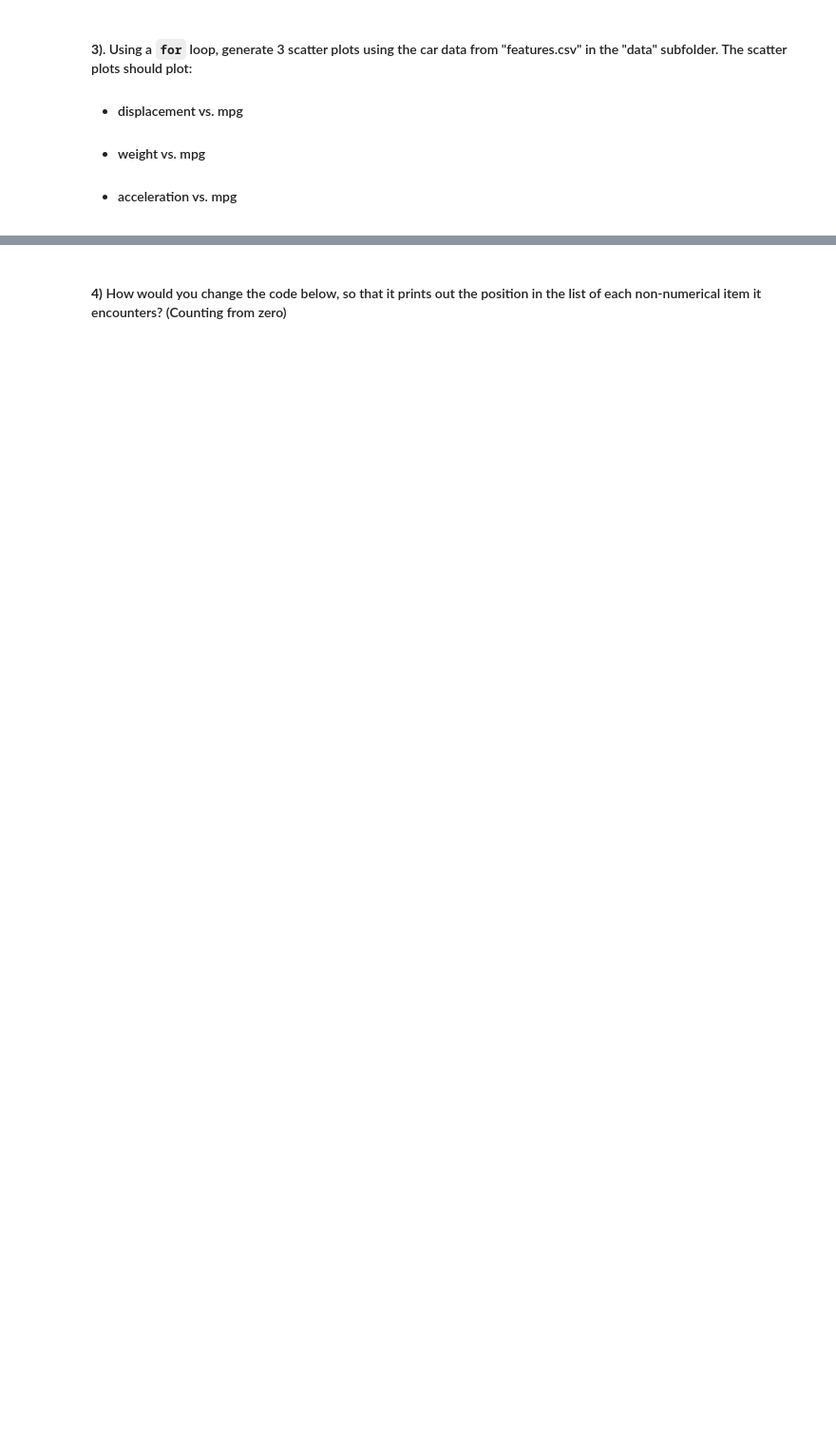
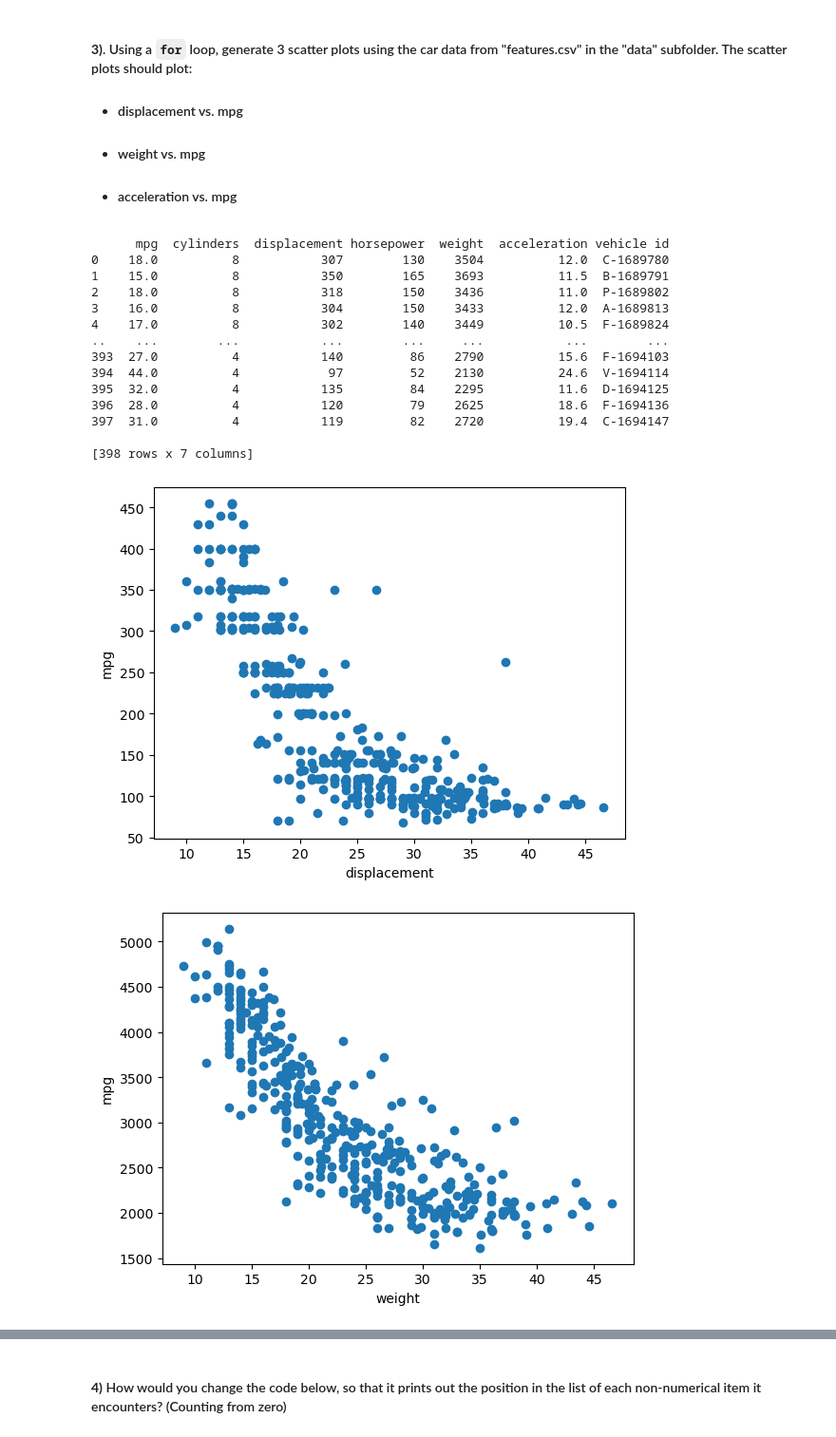
Before and after one commit to ariellagol/datasci151fall2026, a Jupyter notebook: lecture_06_for_loops copy/Lecture06.ipynb, the cells around one changed output, grey strips where cells are left out. Shown at 95% size. Saved outputs shown, nothing was run; the diff lists cells and outputs as text; code cells hidden in the pictures; blank space fills up the shorter version.

```diff
--- a/lecture_06_for_loops copy/Lecture06.ipynb
+++ b/lecture_06_for_loops copy/Lecture06.ipynb
@@ -626,6 +741,30 @@ n = 31 # run this cell with other positive integers (start smaller to check your
 - #### weight vs. mpg
 - #### acceleration vs. mpg
 # %%
+import pandas as pd
+import matplotlib.pyplot as plt
 carfeatures = pd.read_csv("data/features.csv")
+print(carfeatures)
 
-# your code below
+for feature in ["displacement","weight","acceleration"]:
+    plt.scatter(carfeatures["mpg"],carfeatures[feature])
+    plt.ylabel("mpg")
+    plt.xlabel(feature)
+    plt.show()
+# %% [output]
+      mpg  cylinders  displacement horsepower  weight  acceleration vehicle id
+0    18.0          8           307        130    3504          12.0  C-1689780
+1    15.0          8           350        165    3693          11.5  B-1689791
+2    18.0          8           318        150    3436          11.0  P-1689802
+3    16.0          8           304        150    3433          12.0  A-1689813
+4    17.0          8           302        140    3449          10.5  F-1689824
+..    ...        ...           ...        ...     ...           ...        ...
+393  27.0          4           140         86    2790          15.6  F-1694103
+394  44.0          4            97         52    2130          24.6  V-1694114
+395  32.0          4           135         84    2295          11.6  D-1694125
+396  28.0          4           120         79    2625          18.6  F-1694136
+397  31.0          4           119         82    2720          19.4  C-1694147
+
+[398 rows x 7 columns]
+[figure, added]
+[figure, added]
```
Also changed, not shown: parts of 29 cells of this notebook.
